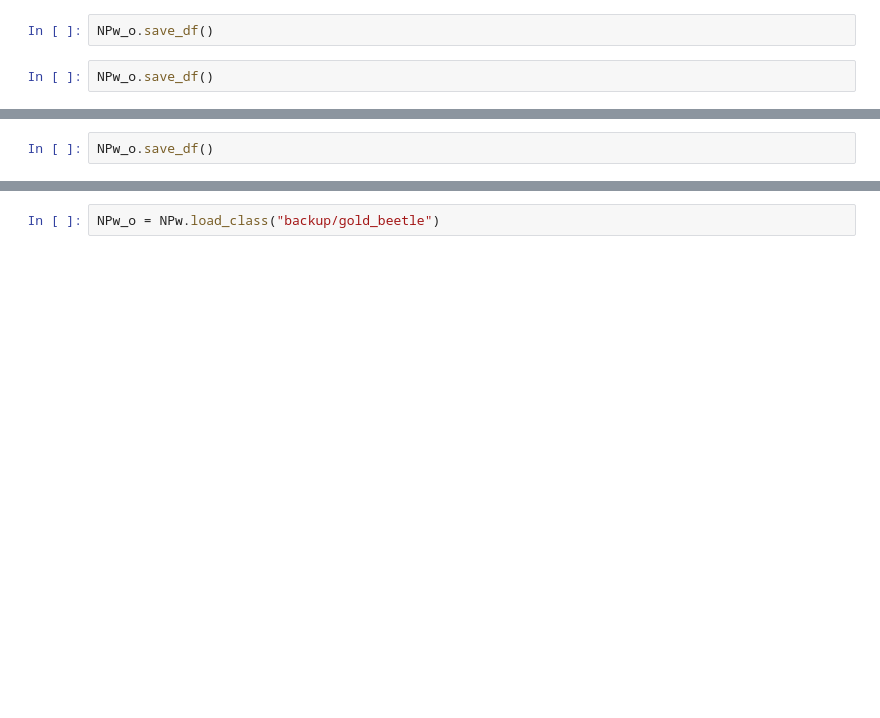
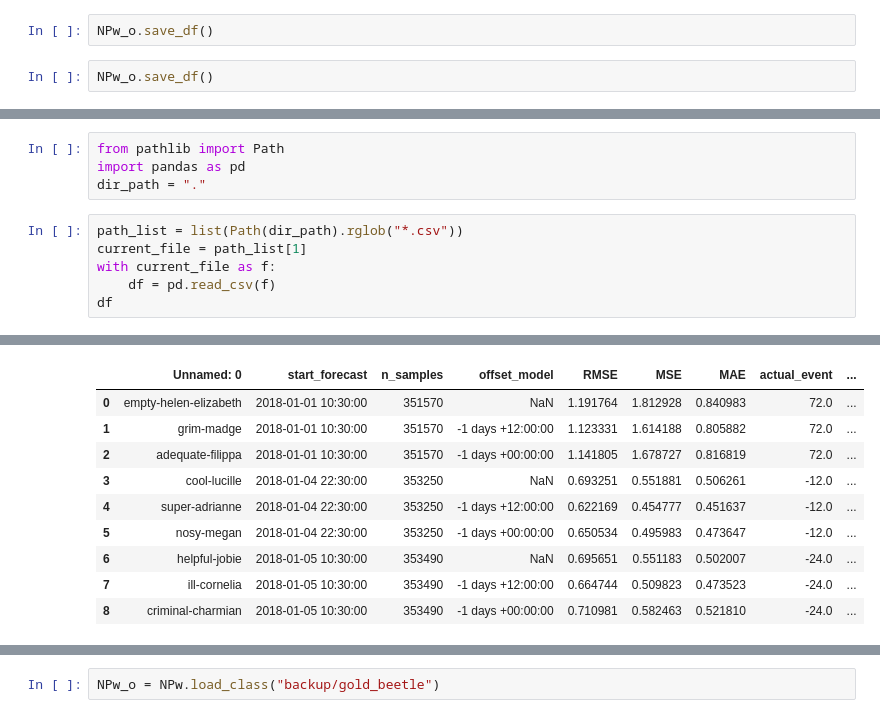
Before and after one commit to carloscanodomingo/NeuralProphetEQ, a Jupyter notebook: neuralProphet.ipynb, the cells around one changed output, grey strips where cells are left out. Saved outputs shown, nothing was run; the diff lists cells and outputs as text; blank space fills up the shorter version.

```diff
--- a/neuralProphet.ipynb
+++ b/neuralProphet.ipynb
@@ -111,6 +187,13 @@ EVENT: 2018-01-04 10:30:00 date: 2018-01-04 22:30:00 Offset: None
 <neuralprophet.forecaster.NeuralProphet object at 0x...>
 0.5027072
 # %%
-NPw_o.save_df()
+from pathlib import Path
+import pandas as pd
+dir_path = "."
 # %%
+path_list = list(Path(dir_path).rglob("*.csv"))
+current_file = path_list[1]
+with current_file as f:
+    df = pd.read_csv(f)
+df
 # %% [output]
@@ -125,2 +200,12 @@ NPw_o.save_df()
+|  | Unnamed: 0 | start_forecast | n_samples | offset_model | RMSE | MSE | MAE | actual_event | ... |
+| 0 | empty-helen-elizabeth | 2018-01-01 10:30:00 | 351570 | NaN | 1.191764 | 1.812928 | 0.840983 | 72.0 | ... |
+| 1 | grim-madge | 2018-01-01 10:30:00 | 351570 | -1 days +12:00:00 | 1.123331 | 1.614188 | 0.805882 | 72.0 | ... |
+| 2 | adequate-filippa | 2018-01-01 10:30:00 | 351570 | -1 days +00:00:00 | 1.141805 | 1.678727 | 0.816819 | 72.0 | ... |
+| 3 | cool-lucille | 2018-01-04 22:30:00 | 353250 | NaN | 0.693251 | 0.551881 | 0.506261 | -12.0 | ... |
+| 4 | super-adrianne | 2018-01-04 22:30:00 | 353250 | -1 days +12:00:00 | 0.622169 | 0.454777 | 0.451637 | -12.0 | ... |
+| 5 | nosy-megan | 2018-01-04 22:30:00 | 353250 | -1 days +00:00:00 | 0.650534 | 0.495983 | 0.473647 | -12.0 | ... |
+| 6 | helpful-jobie | 2018-01-05 10:30:00 | 353490 | NaN | 0.695651 | 0.551183 | 0.502007 | -24.0 | ... |
+| 7 | ill-cornelia | 2018-01-05 10:30:00 | 353490 | -1 days +12:00:00 | 0.664744 | 0.509823 | 0.473523 | -24.0 | ... |
+| 8 | criminal-charmian | 2018-01-05 10:30:00 | 353490 | -1 days +00:00:00 | 0.710981 | 0.582463 | 0.521810 | -24.0 | ... |
 # %%
 from dateutil.relativedelta import *
```
Also changed, not shown: parts of 45 cells of this notebook, 4 other files.
